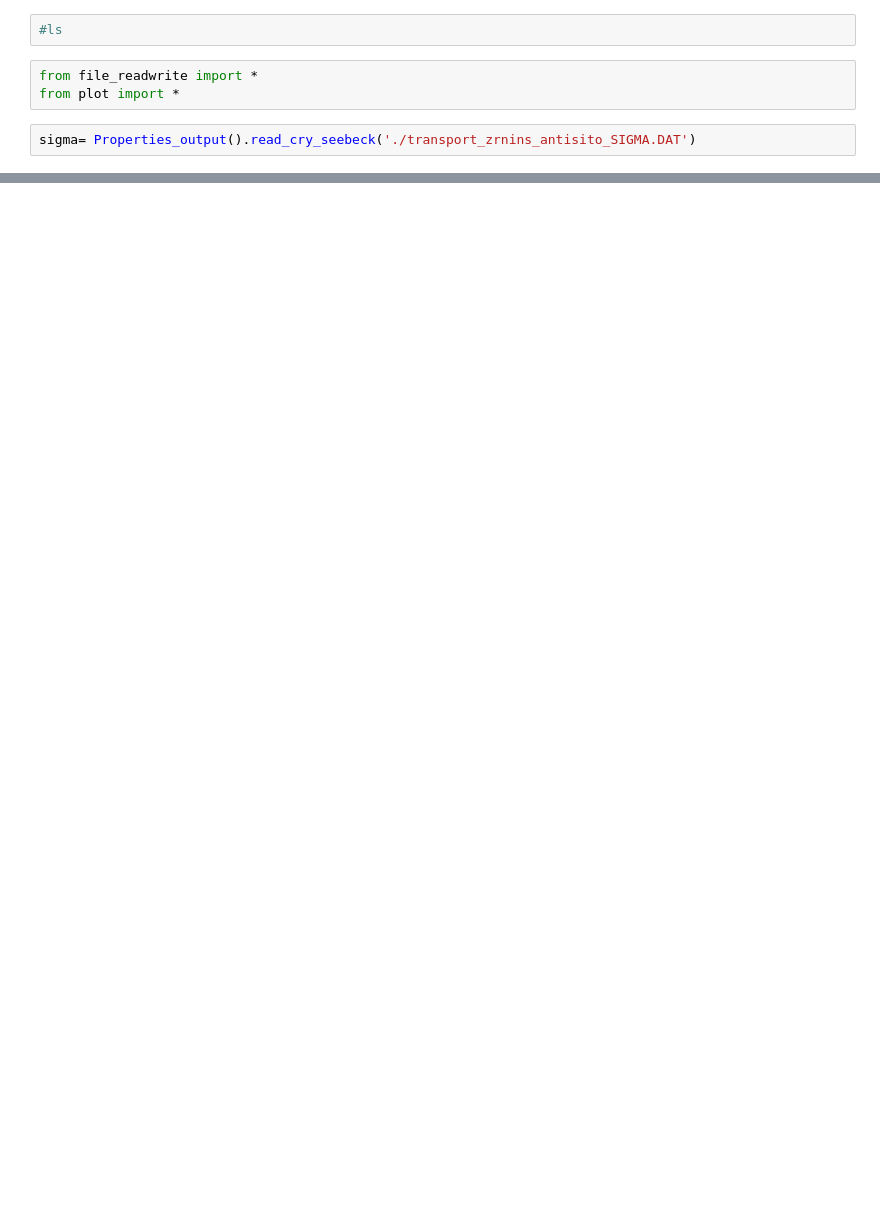
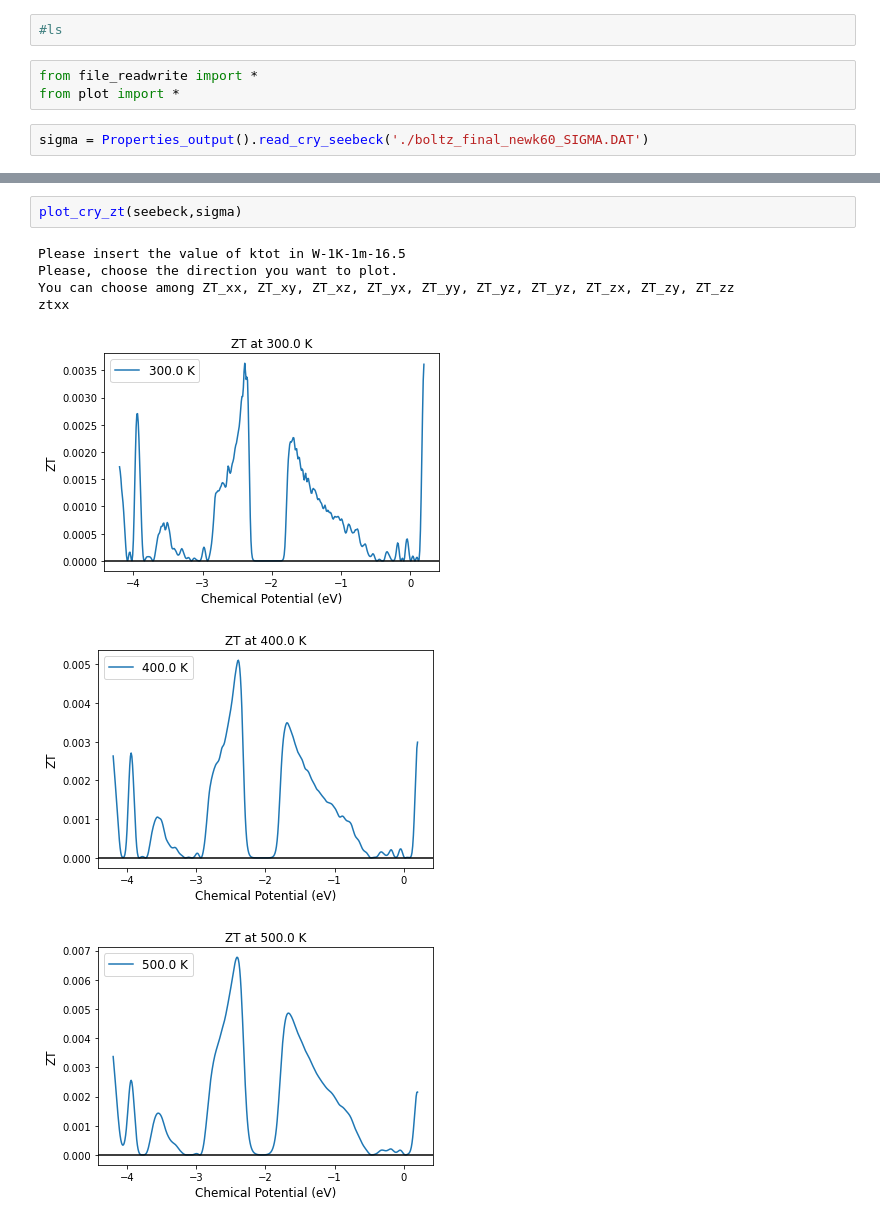
Before and after one commit to crystal-code-tools/CRYSTALpytools, a Jupyter notebook: crystal_functions/debug.ipynb, the cells around one changed output, grey strips where cells are left out. Cells and saved outputs as stored; diff of their text form; blank space fills up the shorter version.

```diff
--- a/crystal_functions/debug.ipynb
+++ b/crystal_functions/debug.ipynb
@@ -4,5 +4,5 @@
 from file_readwrite import *
 from plot import *
 # %%
-sigma= Properties_output().read_cry_seebeck('./transport_zrnins_antisito_SIGMA.DAT')
+sigma = Properties_output().read_cry_seebeck('./boltz_final_newk60_SIGMA.DAT')
 # %%
@@ -58,0 +44,10 @@ sxx
+# %%
+plot_cry_zt(seebeck,sigma)
+# %% [output]
+Please insert the value of ktot in W-1K-1m-16.5
+Please, choose the direction you want to plot.
+You can choose among ZT_xx, ZT_xy, ZT_xz, ZT_yx, ZT_yy, ZT_yz, ZT_yz, ZT_zx, ZT_zy, ZT_zz
+ztxx
+[figure, added]
+[figure, added]
+[figure, added]
```
Also changed, not shown: parts of 10 cells of this notebook, 26 other files.
